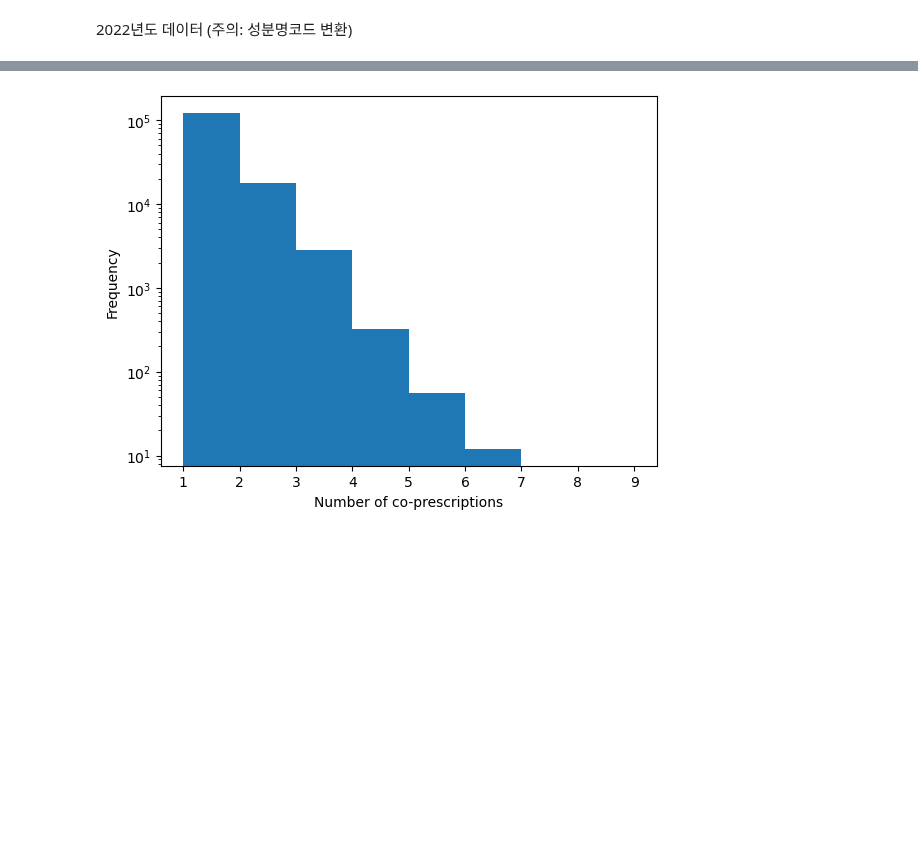
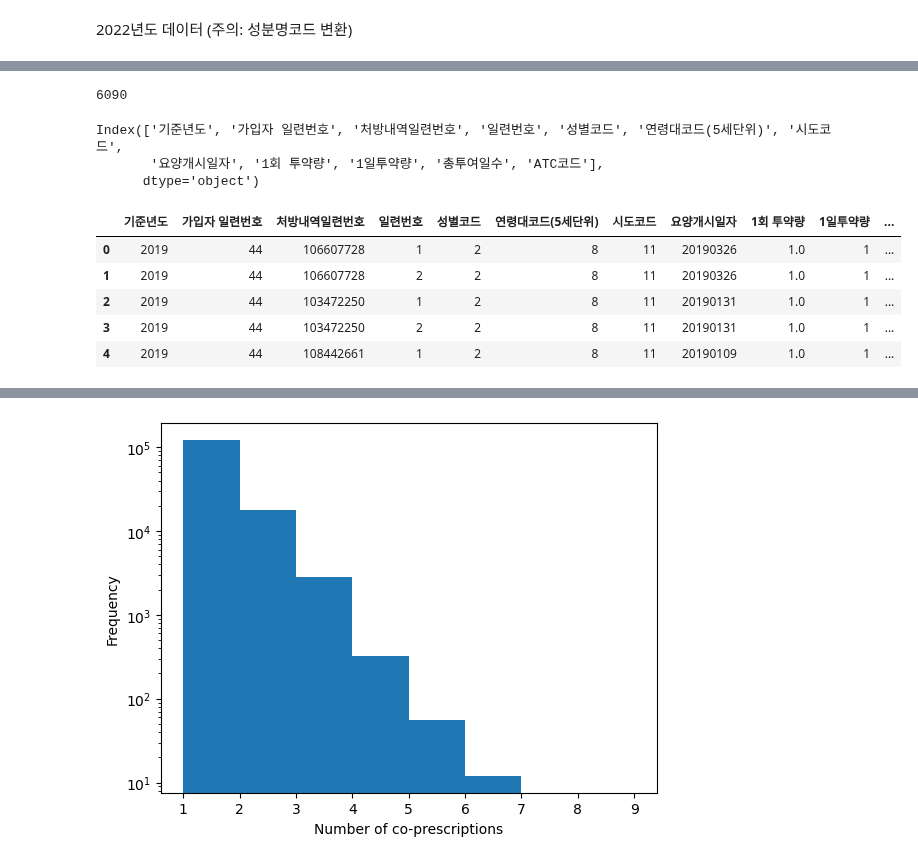
Before and after one commit to YuHan-J-Nam/Drug_Coprescription_Network_Analysis, a Jupyter notebook: medicine_filtering.ipynb, the cells around one changed output, grey strips where cells are left out. Drawn from its saved outputs; the diff is of its cells as text; code cells hidden in the pictures; blank space fills up the shorter version.

```diff
--- a/medicine_filtering.ipynb
+++ b/medicine_filtering.ipynb
@@ -171,0 +186,5 @@ plt.show()
+# %%
+df_2019.duplicated(subset=['가입자 일련번호', '처방내역일련번호', 'ATC코드']).sum()
+# df_2022.duplicated(subset=['가입자일련번호', '처방내역일련번호', '약품일반성분명코드(ATC코드)']).sum()
+# %% [output]
+6090
@@ -171,0 +194,23 @@ plt.show()
+# %%
+df_2019.columns
+# %% [output]
+Index(['기준년도', '가입자 일련번호', '처방내역일련번호', '일련번호', '성별코드', '연령대코드(5세단위)', '시도코드',
+       '요양개시일자', '1회 투약량', '1일투약량', '총투여일수', 'ATC코드'],
+      dtype='object')
+# %%
+# 2022년 데이터를 다른 연도에 동일한 형식으로 맞춥니다.
+pop_atc = df_2022.pop('ATC코드')
+df_2022['ATC코드'] = pop_atc
+
+df_2022.columns = df_2019.columns
+
+# 모든 데이터를 합칩니다.
+df = pd.concat([df_2019, df_2020, df_2021, df_2022])
+df.head()
+# %% [output]
+|  | 기준년도 | 가입자 일련번호 | 처방내역일련번호 | 일련번호 | 성별코드 | 연령대코드(5세단위) | 시도코드 | 요양개시일자 | 1회 투약량 | 1일투약량 | ... |
+| 0 | 2019 | 44 | 106607728 | 1 | 2 | 8 | 11 | 20190326 | 1.0 | 1 | ... |
+| 1 | 2019 | 44 | 106607728 | 2 | 2 | 8 | 11 | 20190326 | 1.0 | 1 | ... |
+| 2 | 2019 | 44 | 103472250 | 1 | 2 | 8 | 11 | 20190131 | 1.0 | 1 | ... |
+| 3 | 2019 | 44 | 103472250 | 2 | 2 | 8 | 11 | 20190131 | 1.0 | 1 | ... |
+| 4 | 2019 | 44 | 108442661 | 1 | 2 | 8 | 11 | 20190109 | 1.0 | 1 | ... |
```
Also changed, not shown: parts of 41 cells of this notebook, 1 other file.
